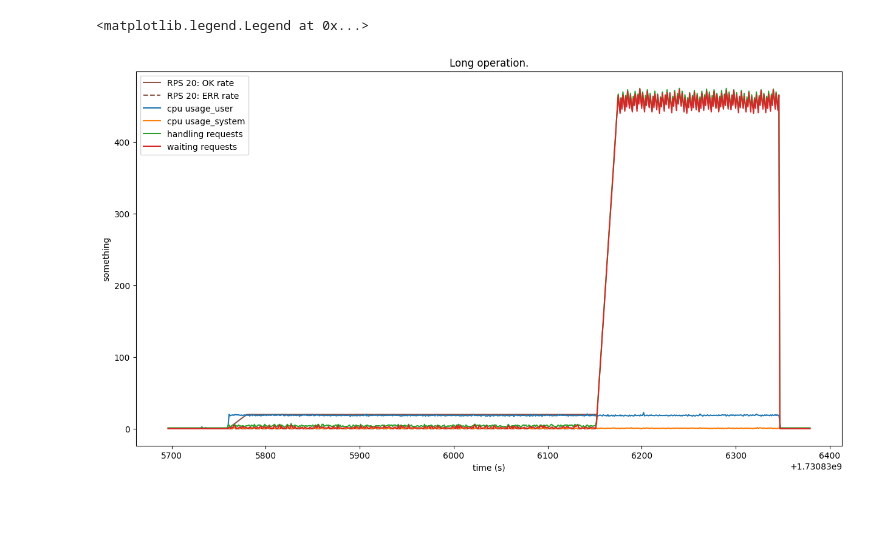
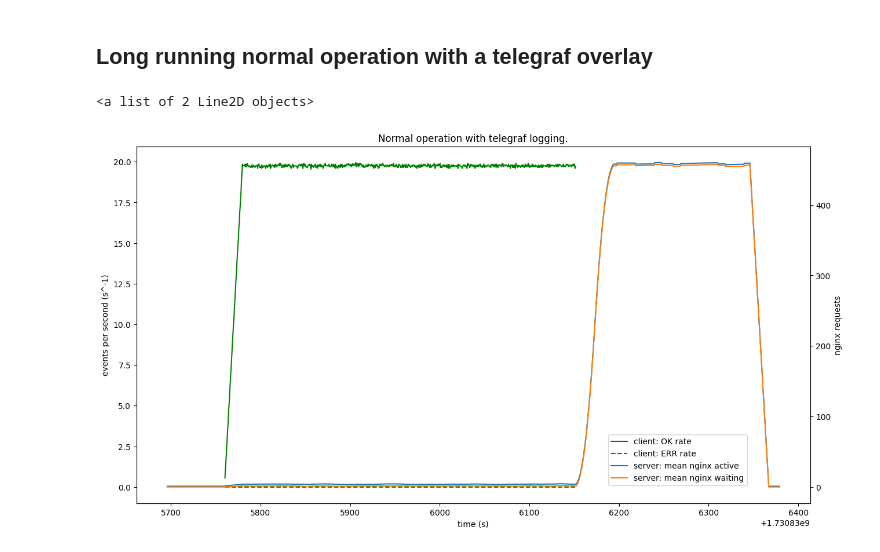
Before and after one commit to edchapman88/got, a Jupyter notebook: experiments/241105_telegraf/main.ipynb, the cells around one changed output. Cells and saved outputs as stored; diff of their text form; code cells hidden in the pictures; blank space fills up the shorter version.

Commit message:
add shrew experient with telegraf overlay

```diff
--- a/experiments/241105_telegraf/main.ipynb
+++ b/experiments/241105_telegraf/main.ipynb
@@ -18,36 +1,38 @@ plt.plot(times, usage)
-# %%
-got_log = {
-    "RPS 20" : LogFile(path="./logs/kleene/2024-11-05_19-42-39.899347.txt", kwargs={'color':'tab:brown'}),
-}
-both_rollers = [
-    Roller("OK rate", fn.count_ok, rate=True),
-   Roller("ERR rate", fn.count_err, rate=True,kwargs={'linestyle':'--'})
-]
-fig,ax = plot_utils.fig([Fig(title="Long operation.", x='time (s)', y='something')])
-plot_utils.overlay(ax,got_log,both_rollers, 20.0, const_stride_secs=0.5)
-
-with open("./logs/hilbert/2024-11-05_19-42.json","r") as f:
-    eyes = Eyes(f.readlines())
-
-cpu: Cpu = eyes.streams['CPU']
-mem: Mem = eyes.streams['MEM']
-disk: Disk = eyes.streams['DISK']
-nginx: Nginx = eyes.streams['NGINX']
-
-times,buffered = list(zip(*[(el.timestamp, el.fields.buffered) for el in mem]))
-# ax.plot(times, buffered,label="buffered mem")
-times,buffered = list(zip(*[(el.timestamp, el.fields.usage_user) for el in cpu]))
-ax.plot(times, buffered,label="cpu usage_user")
-times,buffered = list(zip(*[(el.timestamp, el.fields.usage_system) for el in cpu]))
-ax.plot(times, buffered,label="cpu usage_system")
-times,handling = list(zip(*[(el.timestamp, el.fields.active) for el in nginx]))
-ax.plot(times, handling, label="handling requests")
-times,waiting = list(zip(*[(el.timestamp, el.fields.waiting) for el in nginx]))
-ax.plot(times,waiting, label="waiting requests")
-
-# ax.set_xlim(1730835700,1730836150)
-# ax.set_ylim(0,30)
-ax.legend()
-# %% [output]
-<matplotlib.legend.Legend at 0x...>
-[figure, removed]
+# %% [markdown]
+## Long running normal operation with a telegraf overlay
+# %%
+import plot_utils
+import rolling_funcs
+from plot_utils import LogFile,LogFileType,Roller,Fig
+
+WINDOW_SECS = 20.0
+# %%
+fig,ax = plot_utils.fig([
+    Fig(title="Normal operation with telegraf logging.",x="time (s)",y="events per second (s^-1)")
+])
+
+telegraf_log = LogFile(log_type=LogFileType.TELEGRAF, path="./logs/hilbert/2024-11-05_19-42.json",
+kwargs={'telegraf': {
+    'nginx' : ['active', 'waiting']
+}
+})
+client_log = LogFile(log_type=LogFileType.GOT, path="./logs/kleene/2024-11-05_19-42-39.899347.txt",kwargs={'color':'g'})
+
+mean_roller = Roller('mean', rolling_funcs.mean)
+
+response_rollers = [
+    Roller("OK rate", rolling_funcs.count_ok, rate=True),
+    Roller("ERR rate", rolling_funcs.count_err, rate=True, kwargs={'linestyle':'--'}),
+]
+# plot nginx on new scale
+ax_zoom = ax.twinx()
+ax_zoom.set_ylabel('nginx requests')
+
+plot_utils.overlay_rolling(ax_zoom, {'server': telegraf_log}, [mean_roller],WINDOW_SECS,times_units='s')
+plot_utils.overlay_rolling(ax, {'client': client_log}, response_rollers, WINDOW_SECS, const_stride_secs=0.5, times_units='s')
+
+plot_utils.show_combined_legends([ax,ax_zoom], loc=[0.7,0.05])
+ax_zoom.get_lines()
+# %% [output]
+<a list of 2 Line2D objects>
+[figure, added]
```
Also changed, not shown: parts of 2 cells of this notebook, 1 other file.
